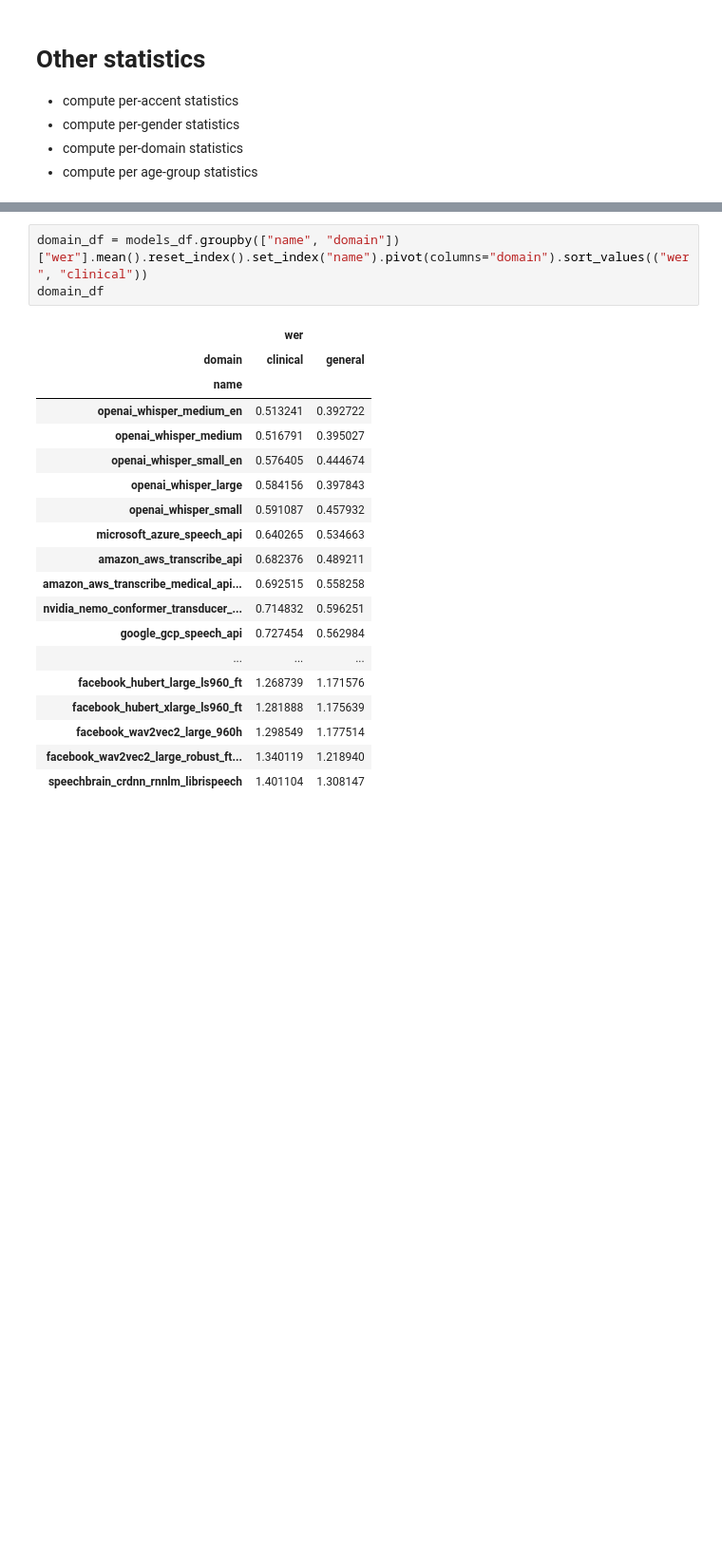
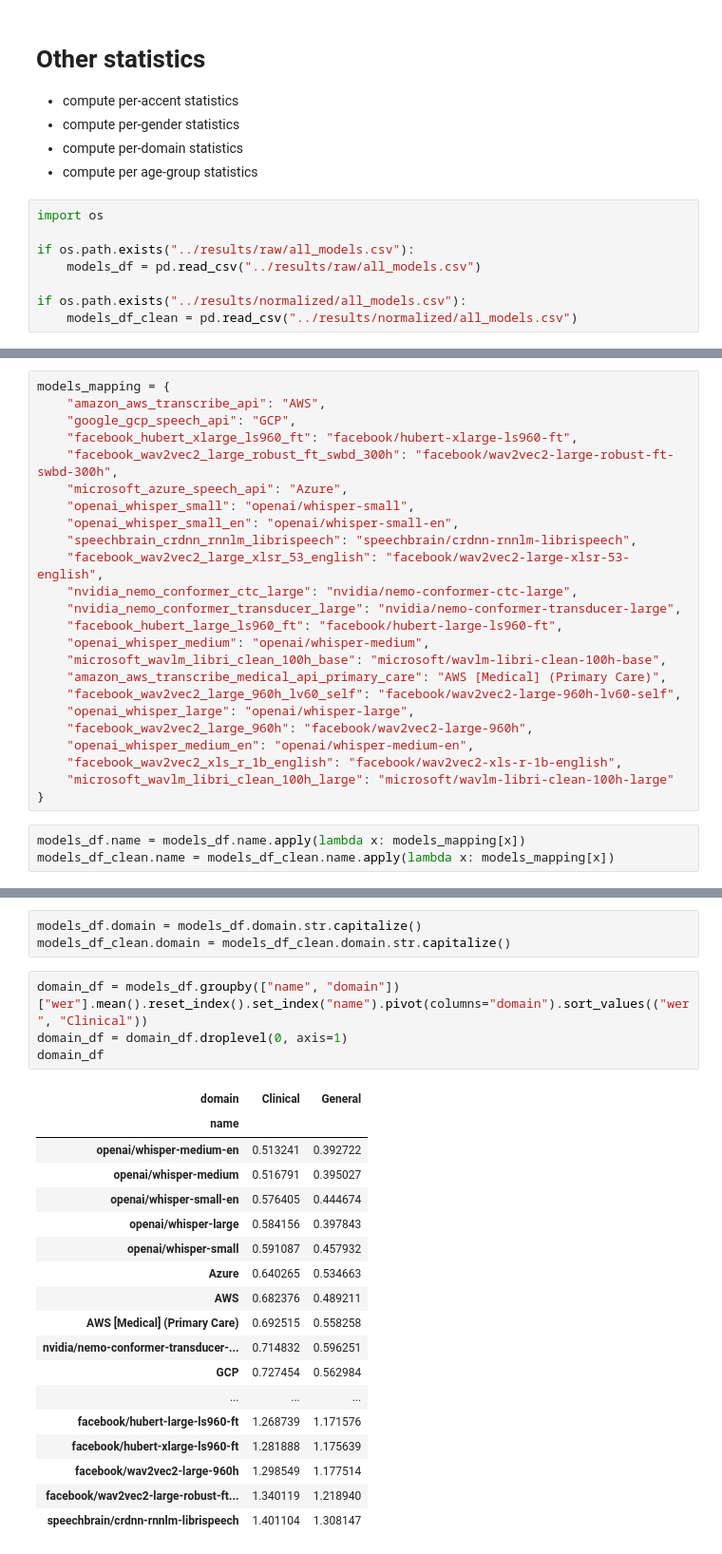
Before and after one commit to intron-innovation/AfriSpeech-200, a Jupyter notebook: notebooks/zero_shot_evaluation.ipynb, the cells around one changed output, grey strips where cells are left out. Shown: that part at 95% size. Cells and saved outputs as stored; diff of their text form; blank space fills up the shorter version.

```diff
--- a/notebooks/zero_shot_evaluation.ipynb
+++ b/notebooks/zero_shot_evaluation.ipynb
@@ -1023,3 +1023,11 @@ models_df_clean.to_csv("../results/normalized/all_models.csv")
 - compute per-gender statistics
 - compute per-domain statistics
 - compute per age-group statistics
+# %%
+import os
+
+if os.path.exists("../results/raw/all_models.csv"):
+    models_df = pd.read_csv("../results/raw/all_models.csv")
+
+if os.path.exists("../results/normalized/all_models.csv"):
+    models_df_clean = pd.read_csv("../results/normalized/all_models.csv")
@@ -1026 +1054,28 @@ models_df_clean.to_csv("../results/normalized/all_models.csv")
+# %%
+models_mapping = {
+    "amazon_aws_transcribe_api": "AWS",
+    "google_gcp_speech_api": "GCP",
+    "facebook_hubert_xlarge_ls960_ft": "facebook/hubert-xlarge-ls960-ft",
+    "facebook_wav2vec2_large_robust_ft_swbd_300h": "facebook/wav2vec2-large-robust-ft-swbd-300h",
+    "microsoft_azure_speech_api": "Azure",
+    "openai_whisper_small": "openai/whisper-small",
+    "openai_whisper_small_en": "openai/whisper-small-en",
+    "speechbrain_crdnn_rnnlm_librispeech": "speechbrain/crdnn-rnnlm-librispeech",
+    "facebook_wav2vec2_large_xlsr_53_english": "facebook/wav2vec2-large-xlsr-53-english",
+    "nvidia_nemo_conformer_ctc_large": "nvidia/nemo-conformer-ctc-large",
+    "nvidia_nemo_conformer_transducer_large": "nvidia/nemo-conformer-transducer-large",
+    "facebook_hubert_large_ls960_ft": "facebook/hubert-large-ls960-ft",
+    "openai_whisper_medium": "openai/whisper-medium",
+    "microsoft_wavlm_libri_clean_100h_base": "microsoft/wavlm-libri-clean-100h-base",
+    "amazon_aws_transcribe_medical_api_primary_care": "AWS [Medical] (Primary Care)",
+    "facebook_wav2vec2_large_960h_lv60_self": "facebook/wav2vec2-large-960h-lv60-self",
+    "openai_whisper_large": "openai/whisper-large",
+    "facebook_wav2vec2_large_960h": "facebook/wav2vec2-large-960h",
+    "openai_whisper_medium_en": "openai/whisper-medium-en",
+    "facebook_wav2vec2_xls_r_1b_english": "facebook/wav2vec2-xls-r-1b-english",
+    "microsoft_wavlm_libri_clean_100h_large": "microsoft/wavlm-libri-clean-100h-large"
+}
+# %%
+models_df.name = models_df.name.apply(lambda x: models_mapping[x])
+models_df_clean.name = models_df_clean.name.apply(lambda x: models_mapping[x])
 # %%
@@ -1055,23 +1109,26 @@ models_df.groupby(["name", "domain"])["wer"].mean().reset_index().plot(kind="bar
+# %%
+models_df.domain = models_df.domain.str.capitalize()
+models_df_clean.domain = models_df_clean.domain.str.capitalize()
 # %%
-domain_df = models_df.groupby(["name", "domain"])["wer"].mean().reset_index().set_index("name").pivot(columns="domain").sort_values(("wer", "clinical"))
+domain_df = models_df.groupby(["name", "domain"])["wer"].mean().reset_index().set_index("name").pivot(columns="domain").sort_values(("wer", "Clinical"))
+domain_df = domain_df.droplevel(0, axis=1)
 domain_df
 # %% [output]
-|  | wer |  |
-| domain | clinical | general |
+| domain | Clinical | General |
 | name |  |  |
-| openai_whisper_medium_en | 0.513241 | 0.392722 |
-| openai_whisper_medium | 0.516791 | 0.395027 |
-| openai_whisper_small_en | 0.576405 | 0.444674 |
-| openai_whisper_large | 0.584156 | 0.397843 |
-| openai_whisper_small | 0.591087 | 0.457932 |
-| microsoft_azure_speech_api | 0.640265 | 0.534663 |
-| amazon_aws_transcribe_api | 0.682376 | 0.489211 |
-| amazon_aws_transcribe_medical_api... | 0.692515 | 0.558258 |
-| nvidia_nemo_conformer_transducer_... | 0.714832 | 0.596251 |
-| google_gcp_speech_api | 0.727454 | 0.562984 |
+| openai/whisper-medium-en | 0.513241 | 0.392722 |
+| openai/whisper-medium | 0.516791 | 0.395027 |
+| openai/whisper-small-en | 0.576405 | 0.444674 |
+| openai/whisper-large | 0.584156 | 0.397843 |
+| openai/whisper-small | 0.591087 | 0.457932 |
+| Azure | 0.640265 | 0.534663 |
+| AWS | 0.682376 | 0.489211 |
+| AWS [Medical] (Primary Care) | 0.692515 | 0.558258 |
+| nvidia/nemo-conformer-transducer-... | 0.714832 | 0.596251 |
+| GCP | 0.727454 | 0.562984 |
 | ... | ... | ... |
-| facebook_hubert_large_ls960_ft | 1.268739 | 1.171576 |
-| facebook_hubert_xlarge_ls960_ft | 1.281888 | 1.175639 |
-| facebook_wav2vec2_large_960h | 1.298549 | 1.177514 |
-| facebook_wav2vec2_large_robust_ft... | 1.340119 | 1.218940 |
-| speechbrain_crdnn_rnnlm_librispeech | 1.401104 | 1.308147 |
+| facebook/hubert-large-ls960-ft | 1.268739 | 1.171576 |
+| facebook/hubert-xlarge-ls960-ft | 1.281888 | 1.175639 |
+| facebook/wav2vec2-large-960h | 1.298549 | 1.177514 |
+| facebook/wav2vec2-large-robust-ft... | 1.340119 | 1.218940 |
+| speechbrain/crdnn-rnnlm-librispeech | 1.401104 | 1.308147 |
```
Also changed, not shown: parts of 13 cells of this notebook.
